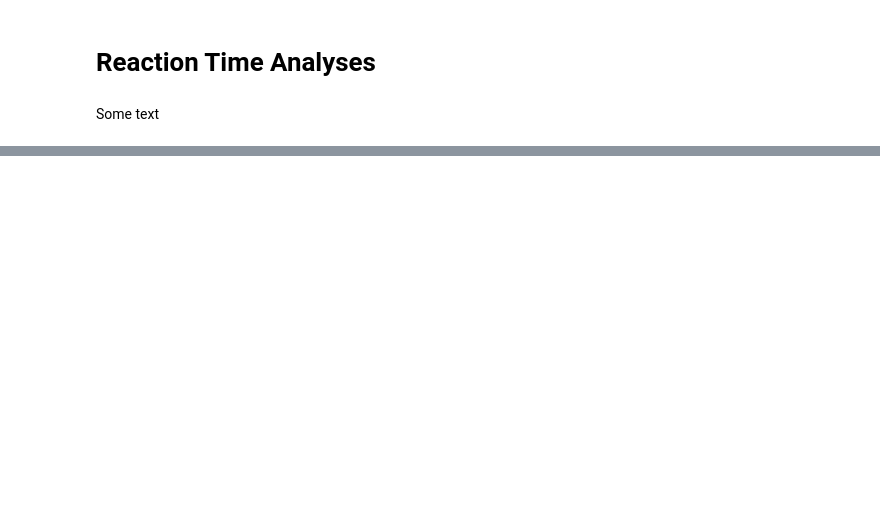
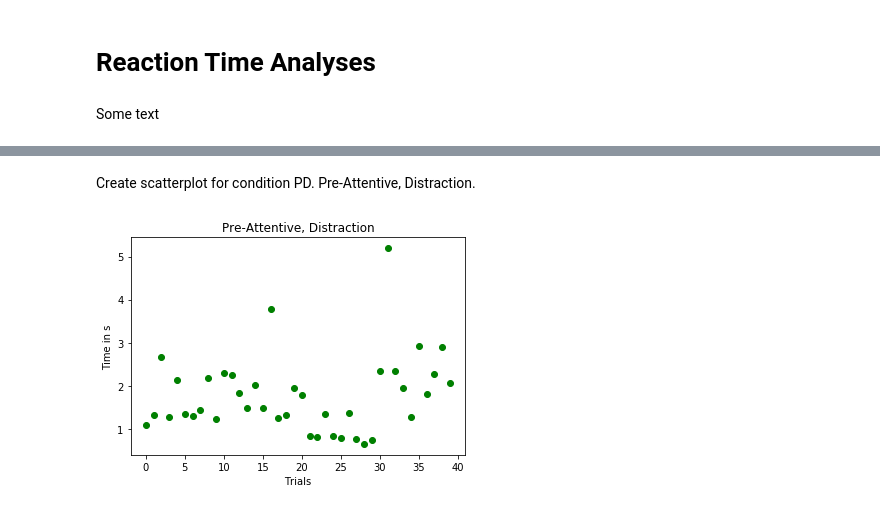
Before and after one commit to MaximilianKoegl/jupyterNotebookExercise, a Jupyter notebook: Untitled.ipynb, the cells around one changed output, grey strips where cells are left out. Drawn from its saved outputs; the diff is of its cells as text; code cells hidden in the pictures; blank space fills up the shorter version.

```diff
--- a/Untitled.ipynb
+++ b/Untitled.ipynb
@@ -103,0 +80,11 @@ show()
+# %% [markdown]
+Create scatterplot for condition PD.
+Pre-Attentive, Distraction.
+# %%
+scatter(ID,pd_condition, color = 'green')
+title("Pre-Attentive, Distraction")
+ylabel("Time in s")
+xlabel("Trials")
+show()
+# %% [output]
+[figure, added]
```
Also changed, not shown: parts of 41 cells of this notebook, 1 other file.
